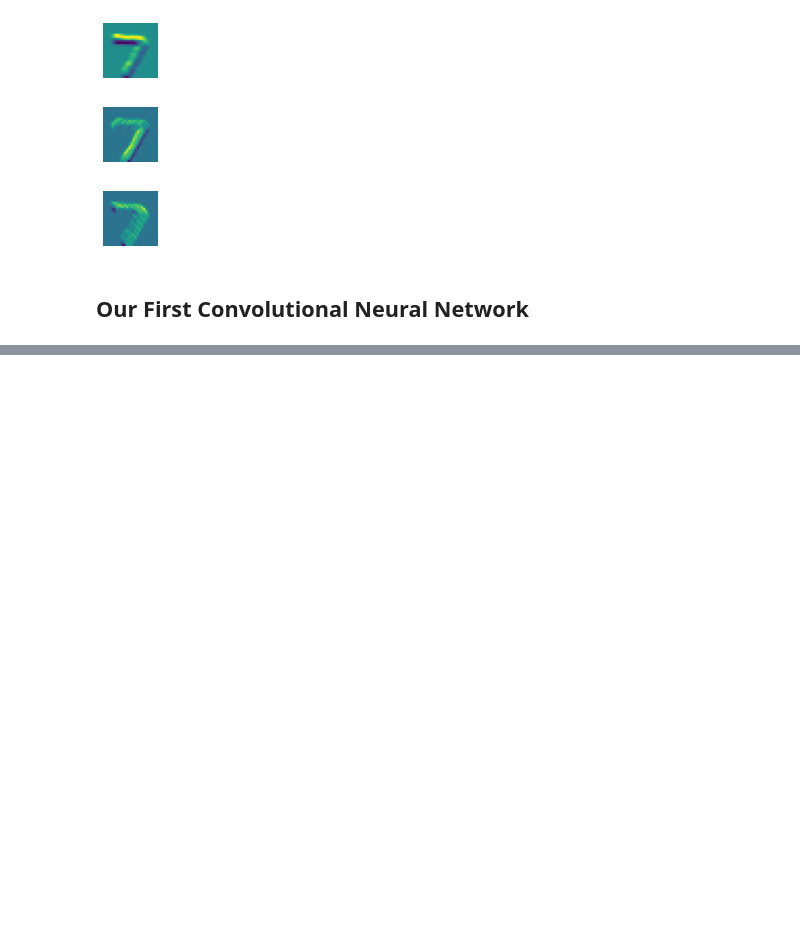
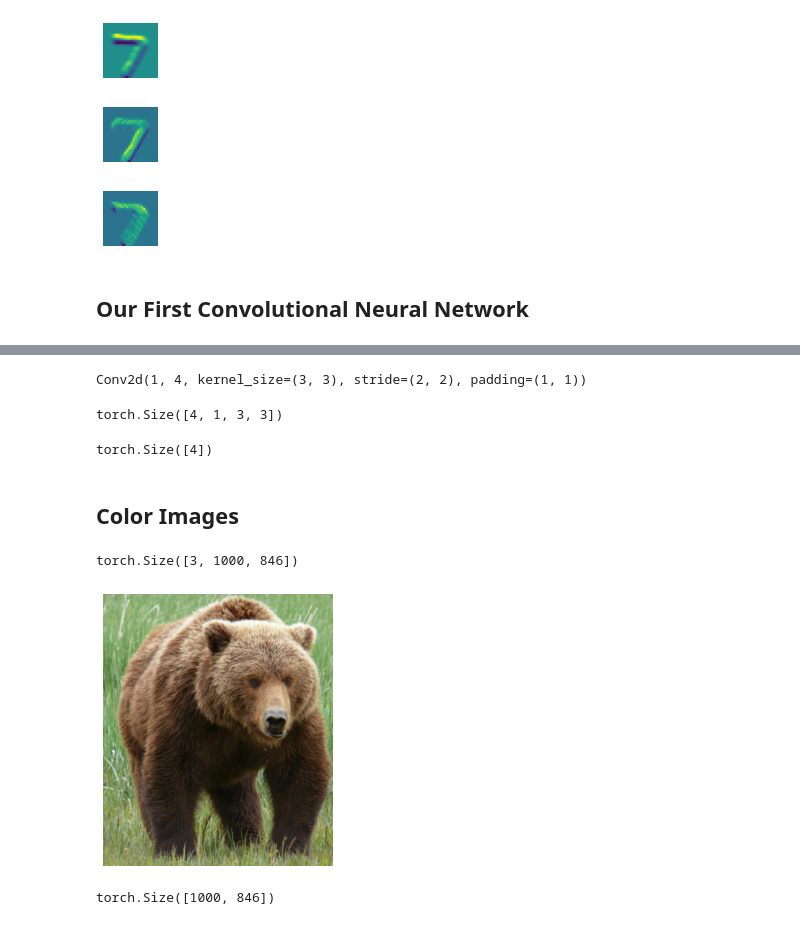
Before and after one commit to Mchristos/fastbook, a Jupyter notebook: mchristos/13_convolutions.ipynb, the cells around one changed output, grey strips where cells are left out. Cells and saved outputs as stored; diff of their text form; code cells hidden in the pictures; blank space fills up the shorter version.

```diff
--- a/mchristos/13_convolutions.ipynb
+++ b/mchristos/13_convolutions.ipynb
@@ -241,0 +365,16 @@ for i in range(4):
+# %%
+m = learn.model[0]
+first_conv = m[0]
+first_conv
+# %% [output]
+Conv2d(1, 4, kernel_size=(3, 3), stride=(2, 2), padding=(1, 1))
+# %%
+first_conv.weight.shape
+# %% [output]
+torch.Size([4, 1, 3, 3])
+# %%
+first_conv.bias.shape
+# %% [output]
+torch.Size([4])
+# %% [markdown]
+## Color Images
@@ -241,0 +387,15 @@ for i in range(4):
+# %%
+im = image2tensor(Image.open(image_bear()))
+im.shape
+# %% [output]
+torch.Size([3, 1000, 846])
+# %%
+im = image2tensor(Image.open(image_bear()))
+# %%
+show_image(im);
+# %% [output]
+[figure, added]
+# %%
+im[0,:].shape
+# %% [output]
+torch.Size([1000, 846])
```
Also changed, not shown: parts of 31 cells of this notebook.
